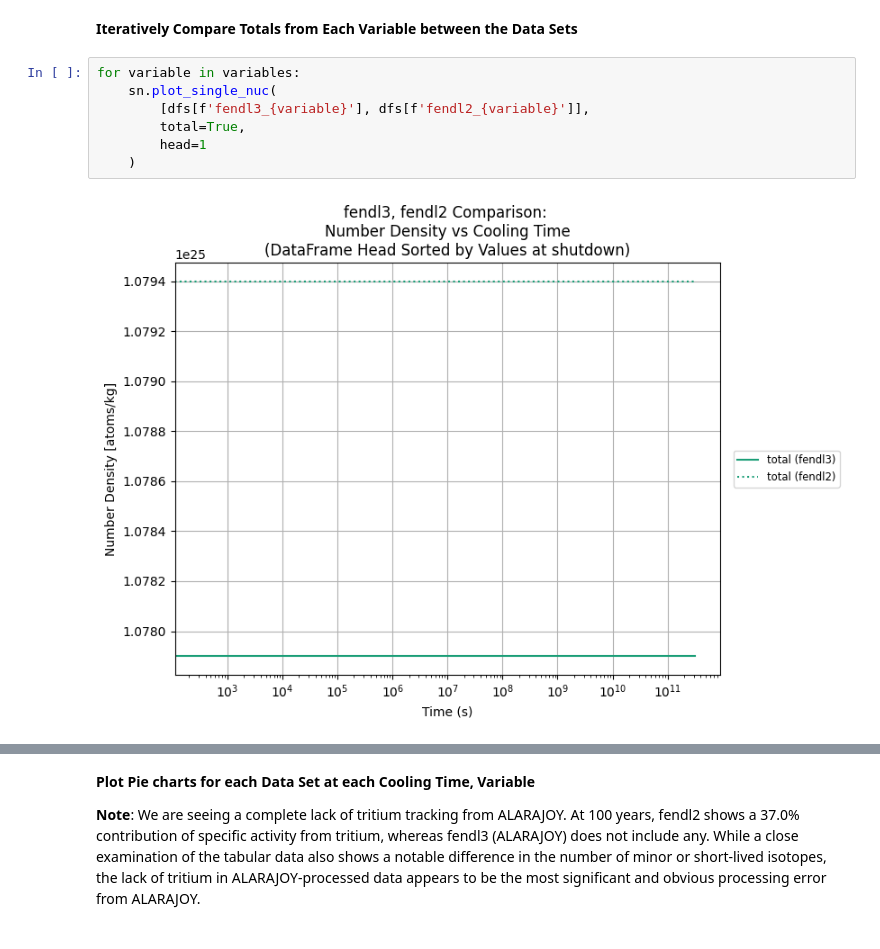
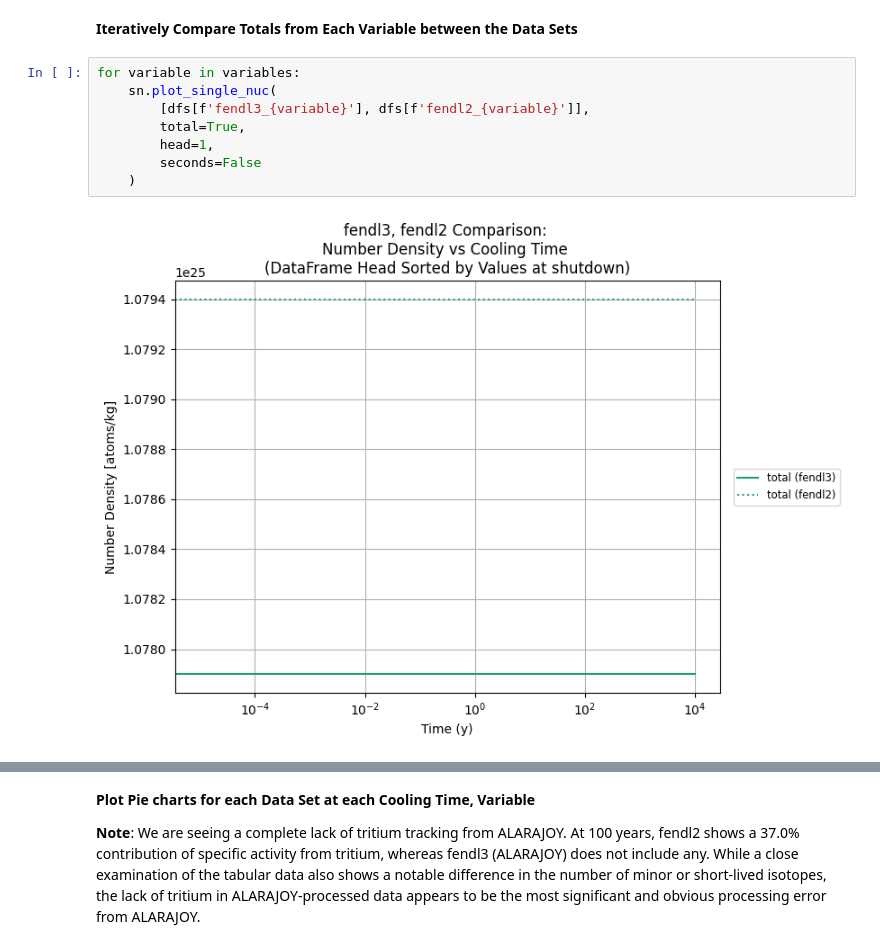
Before and after one commit to svalinn/ALARA, a Jupyter notebook: tools/single_nuc_notebook.ipynb, the cells around one changed output, grey strips where cells are left out. Cells and saved outputs as stored; diff of their text form.

```diff
--- a/tools/single_nuc_notebook.ipynb
+++ b/tools/single_nuc_notebook.ipynb
@@ -87,9 +88,10 @@ sn.plot_single_nuc(
 # %%
 for variable in variables:
     sn.plot_single_nuc(
         [dfs[f'fendl3_{variable}'], dfs[f'fendl2_{variable}']],
         total=True,
-        head=1
+        head=1,
+        seconds=False
     )
 # %% [output]
-[figure, old version]
+[figure, new version]
```
Also changed, not shown: parts of 8 cells of this notebook, 1 other file.
